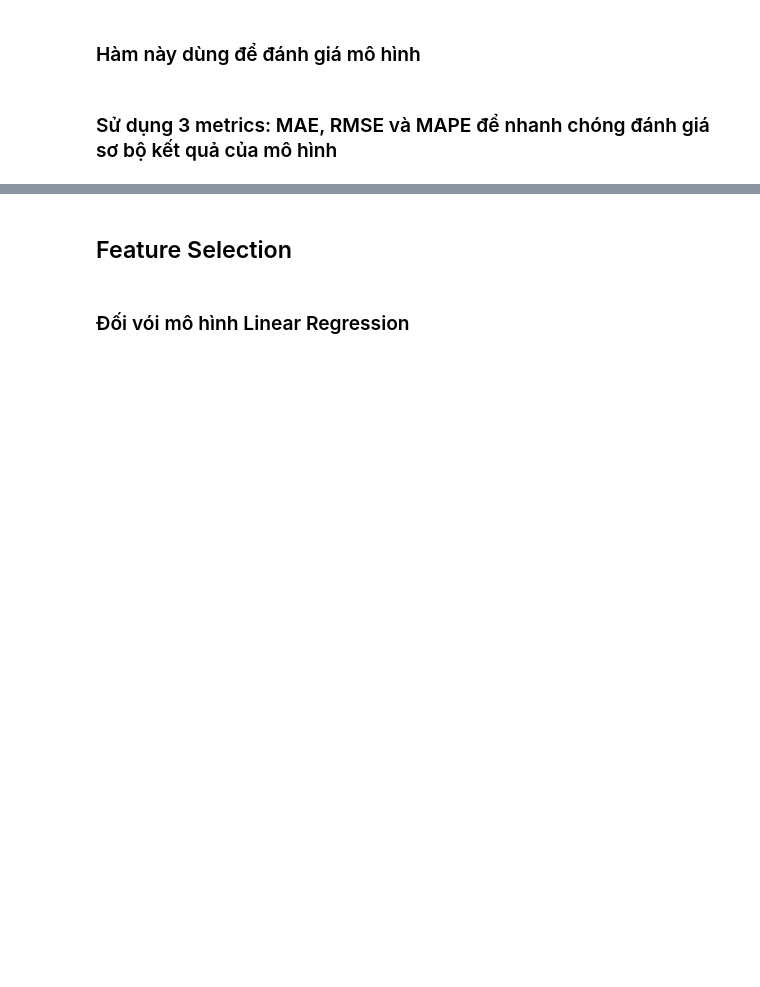
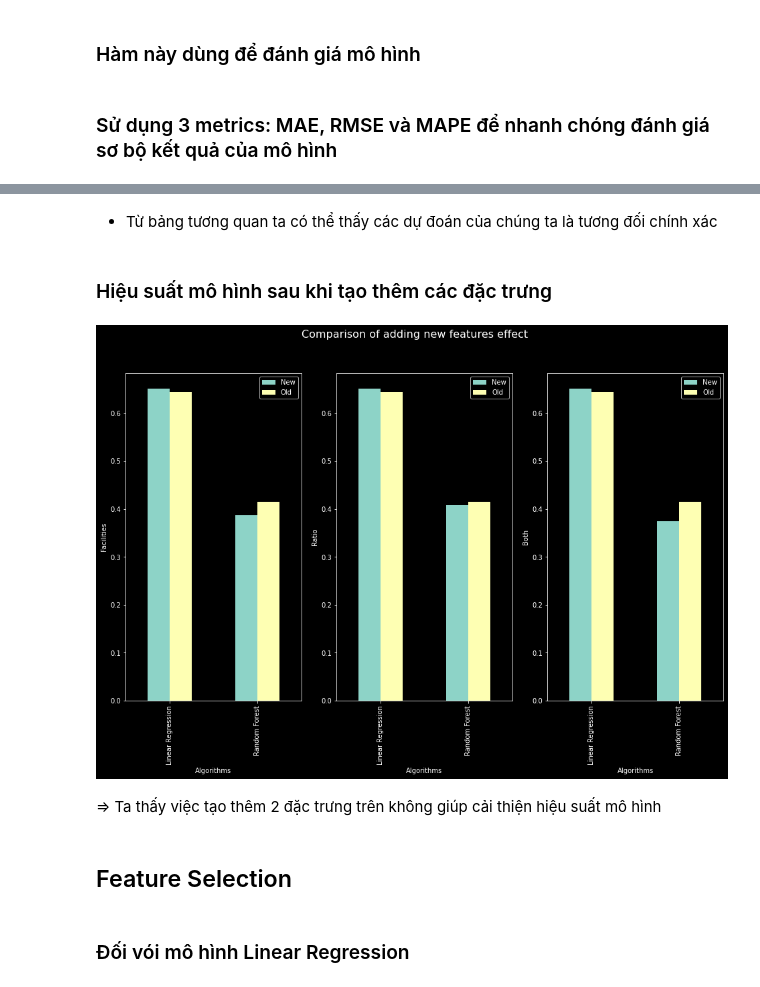
Before and after one commit to QuangSangNguyen/KHDL_DuDoanGiaKhachSan, a Jupyter notebook: final.ipynb, the cells around one changed output, grey strips where cells are left out. Saved outputs shown, nothing was run; the diff lists cells and outputs as text; code cells hidden in the pictures; blank space fills up the shorter version.

```diff
--- a/final.ipynb
+++ b/final.ipynb
@@ -80,3 +167,30 @@ def models_score(x_train, x_val, y_train, y_val):
+# %% [markdown]
+- Từ bảng tương quan ta có thể thấy các dự đoán của chúng ta là tương đối chính xác
+# %% [markdown]
+### Hiệu suất mô hình sau khi tạo thêm các đặc trưng
+# %%
+feas = ["Facilities", "Ratio", "Both"]
+new_scores = []
+for fea in feas:
+    X_train_new = create_new_feature(X_train, fea)
+    X_val_new = create_new_feature(X_val, fea)
+    new_scores.append(models_score(X_train_new, X_val_new, y_train, y_val))
+# %%
+fig, axs = plt.subplots(1, 3, figsize=(16,12))
+fig.suptitle('Comparison of adding new features effect', fontsize=16)
+
+for i in range(len(feas)):
+    df_comparea_pca = pd.DataFrame({
+        'Algorithms': ["Linear Regression", "Random Forest"],
+        'New': [new_scores[i]["MAPE"][0],new_scores[i]["MAPE"][1]],
+        'Old': [score["MAPE"][0], score["MAPE"][1]],
+    })
+    df_comparea_pca.plot(x="Algorithms", y=["New", "Old"], kind="bar", ax=axs[i])
+    axs[i].set_ylabel(feas[i])
+# %% [output]
+[figure, added]
+# %% [markdown]
+=> Ta thấy việc tạo thêm 2 đặc trưng trên không giúp cải thiện hiệu suất mô hình
 # %% [markdown]
 ## Feature Selection
 # %% [markdown]
```
Also changed, not shown: parts of 46 cells of this notebook.
